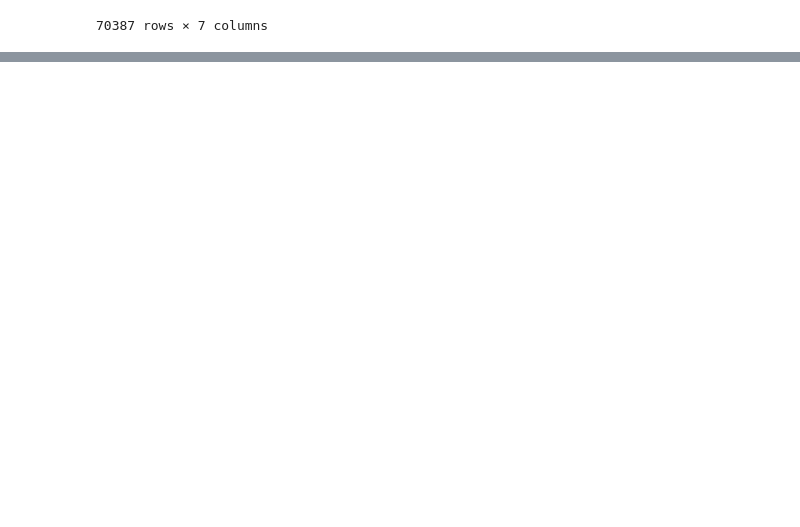
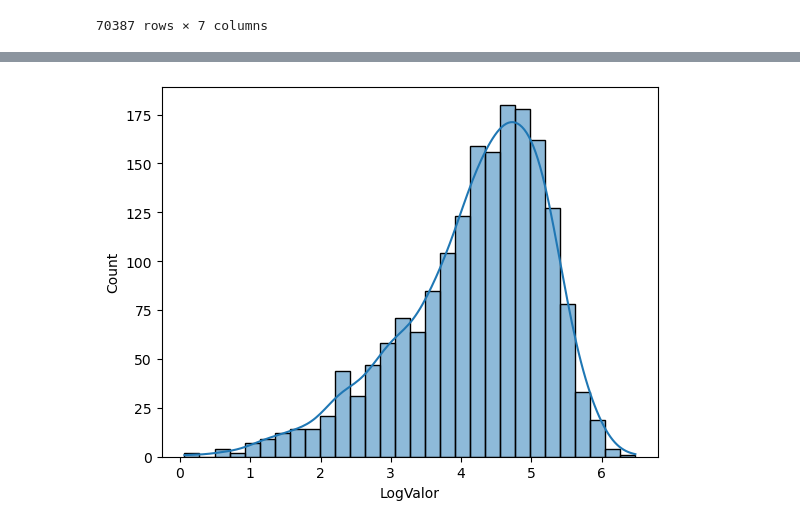
Before and after one commit to diullio/final_project_ada, a Jupyter notebook: final_project.ipynb, the cells around one changed output, grey strips where cells are left out. Cells and saved outputs as stored; diff of their text form; code cells hidden in the pictures; blank space fills up the shorter version.

```diff
--- a/final_project.ipynb
+++ b/final_project.ipynb
@@ -243,0 +424,5 @@ df
+# %%
+sns.histplot(data=df, x='LogValor', kde=True )
+plt.show()
+# %% [output]
+[figure, added]
```
Also changed, not shown: parts of 63 cells of this notebook.
